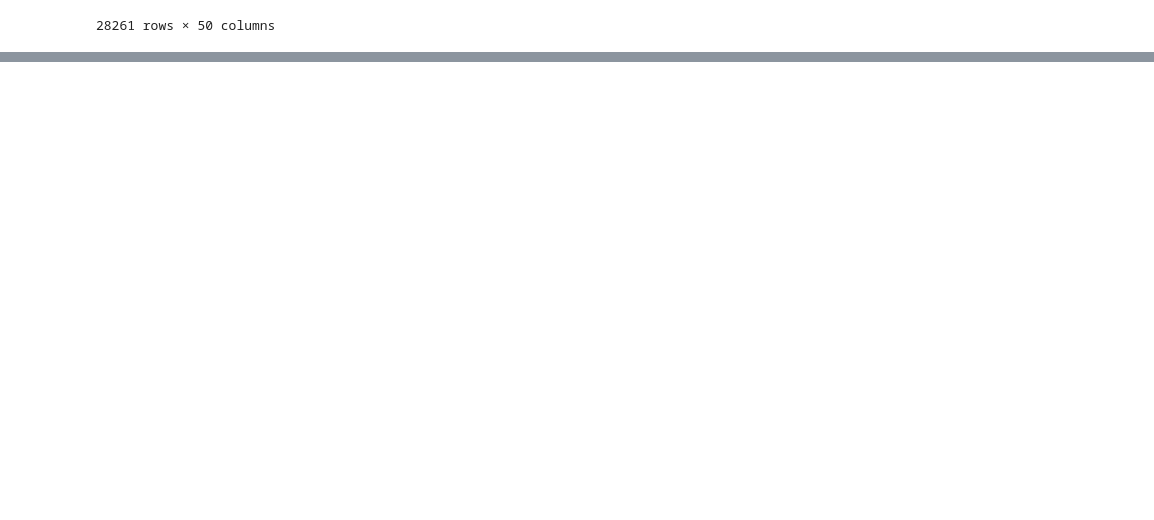
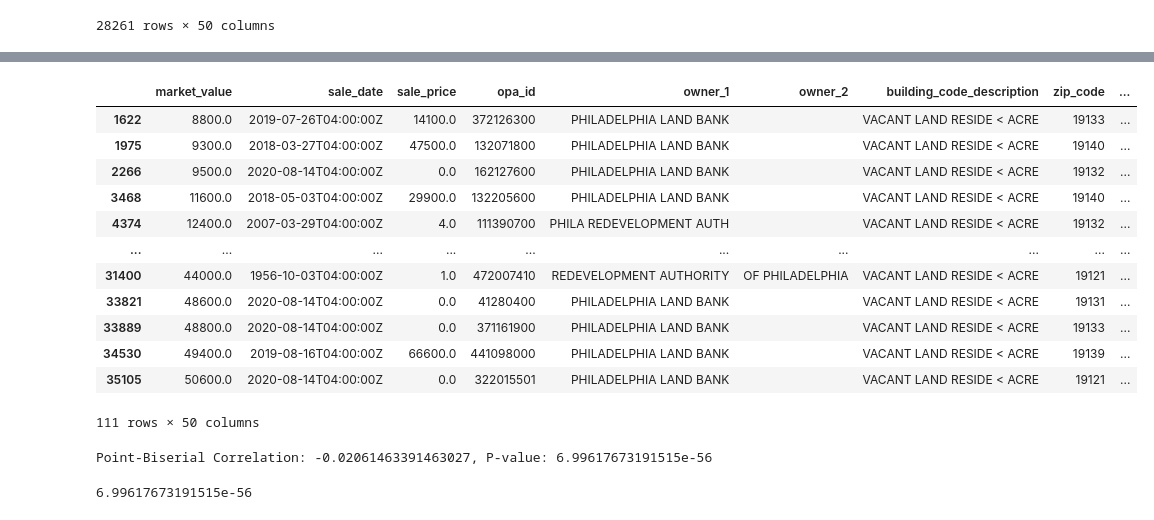
Before and after one commit to jinks145/cgmlmodel, a Jupyter notebook: data_exploration.ipynb, the cells around one changed output, grey strips where cells are left out. Saved outputs shown, nothing was run; the diff lists cells and outputs as text; code cells hidden in the pictures; blank space fills up the shorter version.

```diff
--- a/data_exploration.ipynb
+++ b/data_exploration.ipynb
@@ -102,0 +155,36 @@ df[df['all_violations_past_year'] > 0]
+# %%
+df.dropna()
+# %% [output]
+|  | market_value | sale_date | sale_price | opa_id | owner_1 | owner_2 | building_code_description | zip_code | ... |
+| 1622 | 8800.0 | 2019-07-26T04:00:00Z | 14100.0 | 372126300 | PHILADELPHIA LAND BANK |  | VACANT LAND RESIDE < ACRE | 19133 | ... |
+| 1975 | 9300.0 | 2018-03-27T04:00:00Z | 47500.0 | 132071800 | PHILADELPHIA LAND BANK |  | VACANT LAND RESIDE < ACRE | 19140 | ... |
+| 2266 | 9500.0 | 2020-08-14T04:00:00Z | 0.0 | 162127600 | PHILADELPHIA LAND BANK |  | VACANT LAND RESIDE < ACRE | 19132 | ... |
+| 3468 | 11600.0 | 2018-05-03T04:00:00Z | 29900.0 | 132205600 | PHILADELPHIA LAND BANK |  | VACANT LAND RESIDE < ACRE | 19140 | ... |
+| 4374 | 12400.0 | 2007-03-29T04:00:00Z | 4.0 | 111390700 | PHILA REDEVELOPMENT AUTH |  | VACANT LAND RESIDE < ACRE | 19132 | ... |
+| ... | ... | ... | ... | ... | ... | ... | ... | ... | ... |
+| 31400 | 44000.0 | 1956-10-03T04:00:00Z | 1.0 | 472007410 | REDEVELOPMENT AUTHORITY | OF PHILADELPHIA | VACANT LAND RESIDE < ACRE | 19121 | ... |
+| 33821 | 48600.0 | 2020-08-14T04:00:00Z | 0.0 | 41280400 | PHILADELPHIA LAND BANK |  | VACANT LAND RESIDE < ACRE | 19131 | ... |
+| 33889 | 48800.0 | 2020-08-14T04:00:00Z | 0.0 | 371161900 | PHILADELPHIA LAND BANK |  | VACANT LAND RESIDE < ACRE | 19133 | ... |
+| 34530 | 49400.0 | 2019-08-16T04:00:00Z | 66600.0 | 441098000 | PHILADELPHIA LAND BANK |  | VACANT LAND RESIDE < ACRE | 19139 | ... |
+| 35105 | 50600.0 | 2020-08-14T04:00:00Z | 0.0 | 322015501 | PHILADELPHIA LAND BANK |  | VACANT LAND RESIDE < ACRE | 19121 | ... |
+111 rows × 50 columns
+# %%
+from scipy.stats import pointbiserialr
+
+# Filter out rows with missing values in 'vacant' and 'market_value'
+filtered_data = df[df['vacant'].notnull() & df['market_value'].notnull()]
+
+# Separate the binary variable and the continuous variable
+x = filtered_data['vacant']  # Binary classification
+y = filtered_data['market_value']  # Continuous values
+
+# Calculate point-biserial correlation
+correlation, p_value = pointbiserialr(x, y)
+print(f"Point-Biserial Correlation: {correlation}, P-value: {p_value}")
+# %% [output]
+Point-Biserial Correlation: -0.02061463391463027, P-value: 6.99617673191515e-56
+# %%
+correlation
+p_value
+# %% [output]
+6.99617673191515e-56
```
Also changed, not shown: parts of 11 cells of this notebook, 1 other file.
